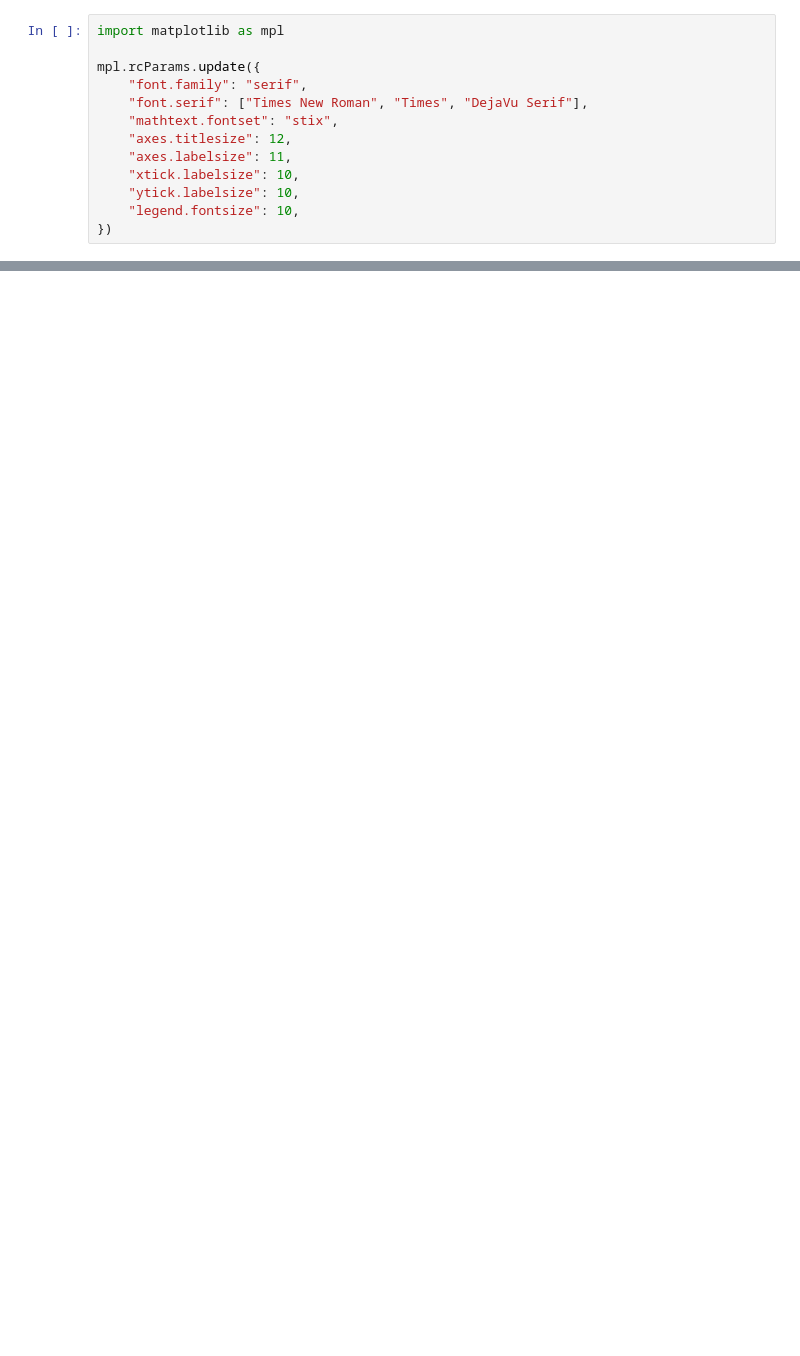
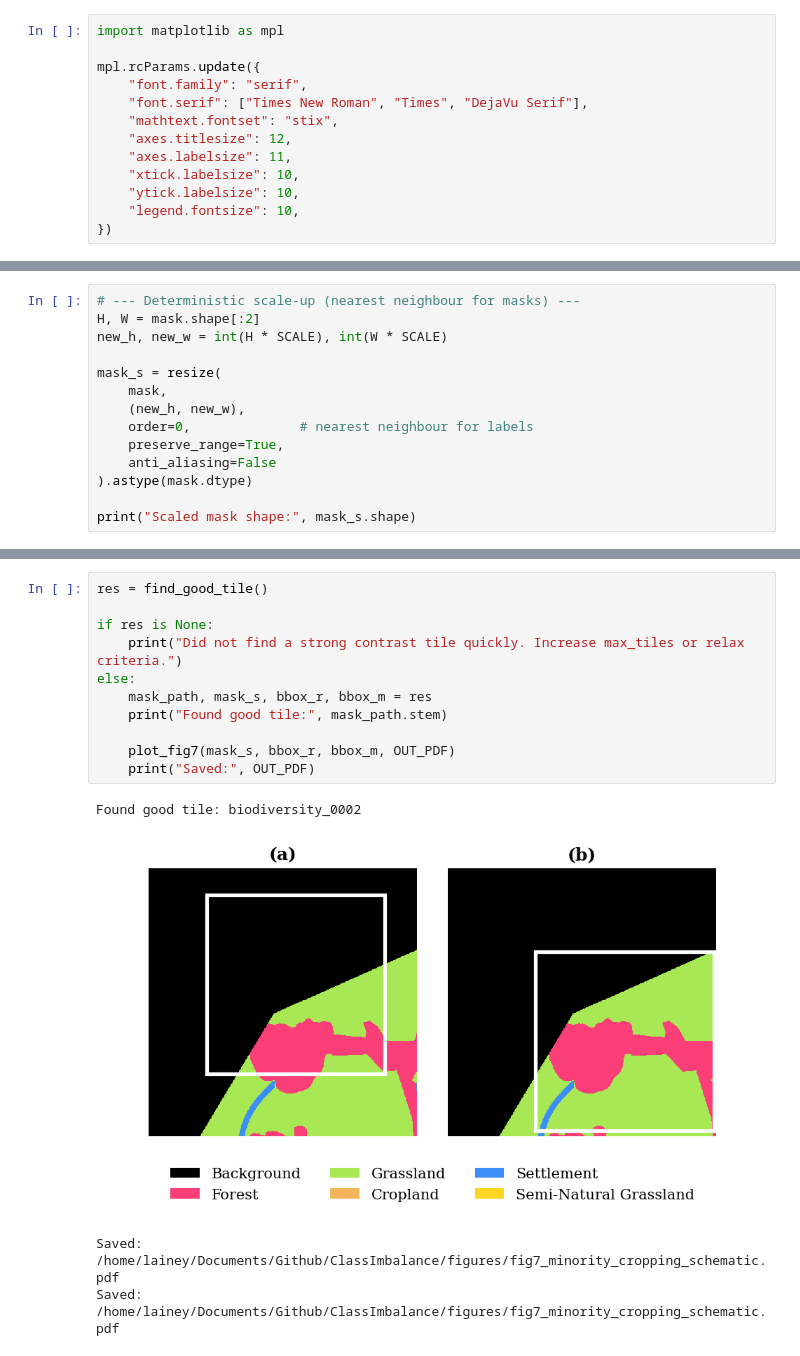
Before and after one commit to LaineyLouiseWard/ClassImbalance, a Jupyter notebook: scripts/figures/fig7_minority_cropping_schematic.ipynb, the cells around one changed output, grey strips where cells are left out. Saved outputs shown, nothing was run; the diff lists cells and outputs as text; blank space fills up the shorter version.

```diff
--- a/scripts/figures/fig7_minority_cropping_schematic.ipynb
+++ b/scripts/figures/fig7_minority_cropping_schematic.ipynb
@@ -194,0 +124,14 @@ Saved: /home/lainey/Documents/Github/ClassImbalance/outputs/figures/fig1_biodive
+# %%
+# --- Deterministic scale-up (nearest neighbour for masks) ---
+H, W = mask.shape[:2]
+new_h, new_w = int(H * SCALE), int(W * SCALE)
+
+mask_s = resize(
+    mask,
+    (new_h, new_w),
+    order=0,              # nearest neighbour for labels
+    preserve_range=True,
+    anti_aliasing=False
+).astype(mask.dtype)
+
+print("Scaled mask shape:", mask_s.shape)
@@ -194,0 +403,16 @@ Saved: /home/lainey/Documents/Github/ClassImbalance/outputs/figures/fig1_biodive
+# %%
+res = find_good_tile()
+
+if res is None:
+    print("Did not find a strong contrast tile quickly. Increase max_tiles or relax criteria.")
+else:
+    mask_path, mask_s, bbox_r, bbox_m = res
+    print("Found good tile:", mask_path.stem)
+
+    plot_fig7(mask_s, bbox_r, bbox_m, OUT_PDF)
+    print("Saved:", OUT_PDF)
+# %% [output]
+Found good tile: biodiversity_0002
+[figure, added]
+Saved: /home/lainey/Documents/Github/ClassImbalance/figures/fig7_minority_cropping_schematic.pdf
+Saved: /home/lainey/Documents/Github/ClassImbalance/figures/fig7_minority_cropping_schematic.pdf
```
Also changed, not shown: parts of 21 cells of this notebook, 5 other files.
